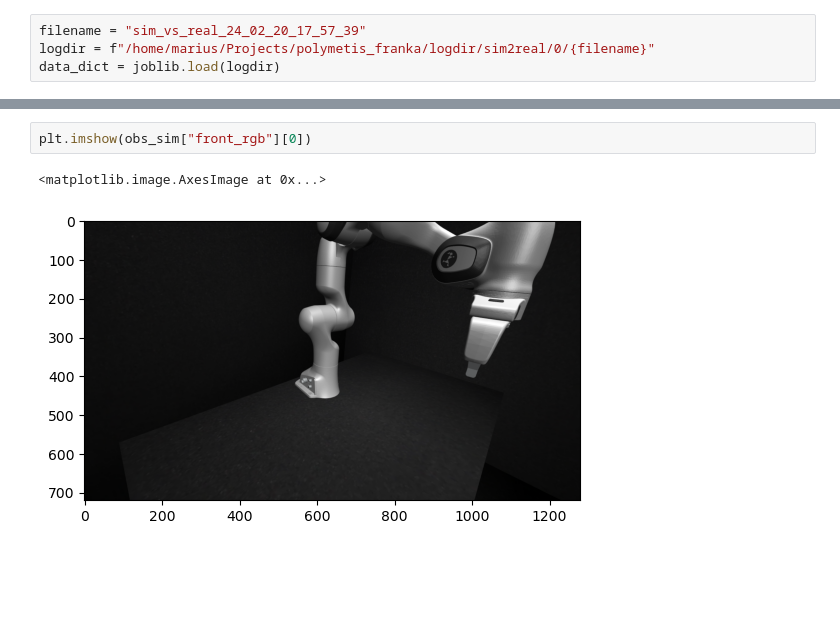
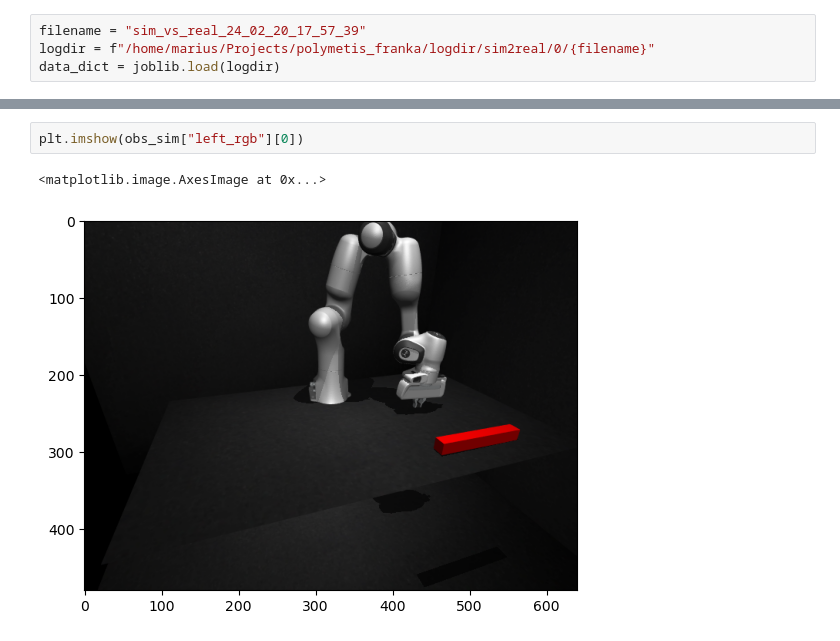
Before and after one commit to thomas0829/franka_control, a Jupyter notebook: asid/notebooks/sim_vs_real.ipynb, the cells around one changed output, grey strips where cells are left out. Cells and saved outputs as stored; diff of their text form; blank space fills up the shorter version.

```diff
--- a/asid/notebooks/sim_vs_real.ipynb
+++ b/asid/notebooks/sim_vs_real.ipynb
@@ -32,5 +33,5 @@ KeyError: '28834630_rgb'
 # %%
-plt.imshow(obs_sim["front_rgb"][0])
+plt.imshow(obs_sim["left_rgb"][0])
 # %% [output]
 <matplotlib.image.AxesImage at 0x...>
-[figure, old version]
+[figure, new version]
```
Also changed, not shown: parts of 3 cells of this notebook.
